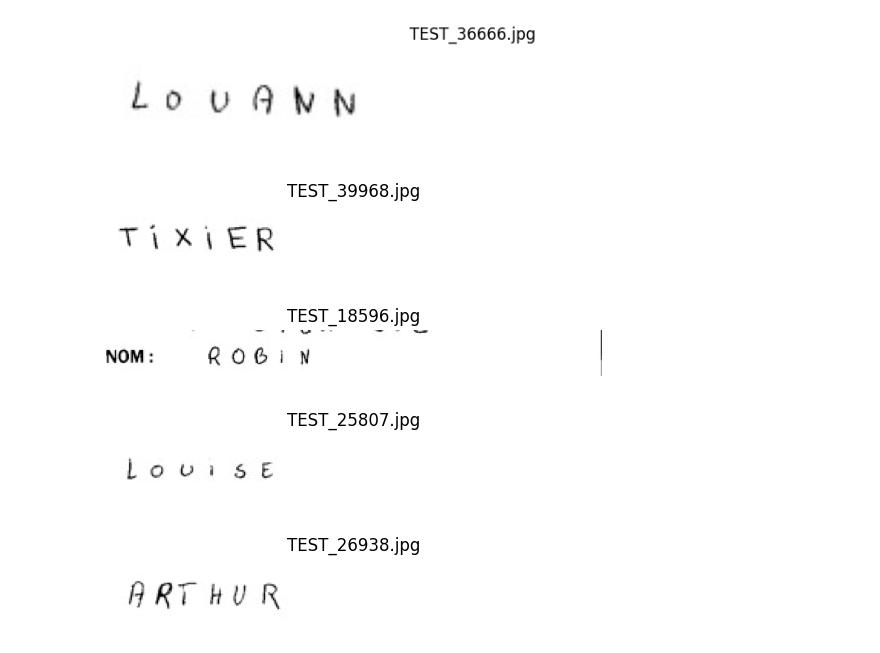
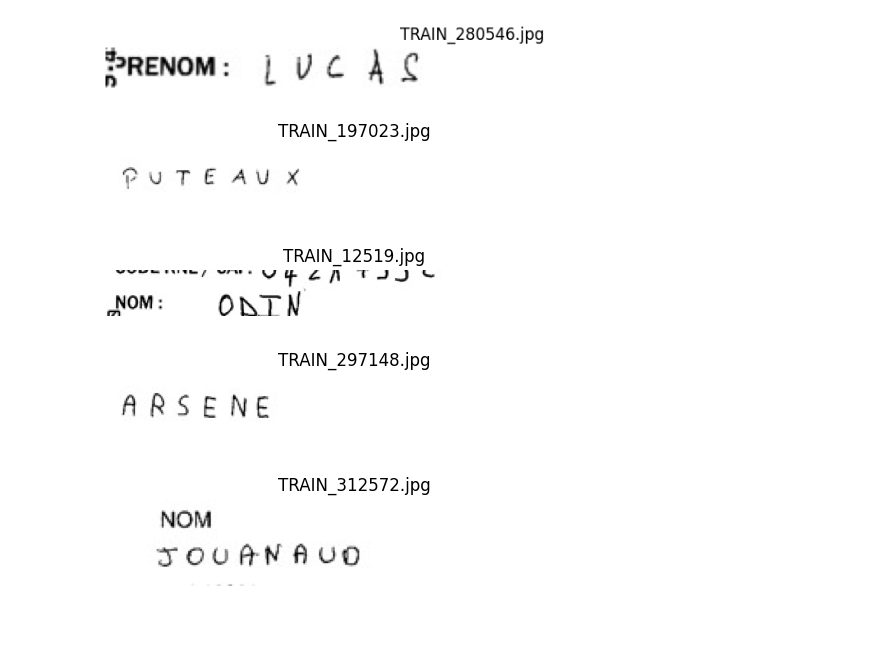
Before and after one commit to Minhoru123/Hand-Writing-Recognition-clean, a Jupyter notebook: src/handwriting_recognition.ipynb, the cells around one changed output. Drawn from its saved outputs; the diff is of its cells as text; code cells hidden in the pictures; blank space fills up the shorter version.

```diff
--- a/src/handwriting_recognition.ipynb
+++ b/src/handwriting_recognition.ipynb
@@ -1,33 +1,33 @@
 # %%
 import os
 import cv2
 import matplotlib.pyplot as plt
 import random
 
 # Function to display random images
 def display_random_images(folder, num_samples=5):
     image_files = [f for f in os.listdir(folder) if f.endswith('.jpg') or f.endswith('.png')]
 
     if num_samples > len(image_files):
         raise ValueError("Sample larger than population or is negative")
 
     random_samples = random.sample(image_files, num_samples)
 
     plt.figure(figsize=(10, 10))
     for img_file in random_samples:
         img_path = os.path.join(folder, img_file)
         image = cv2.imread(img_path, cv2.IMREAD_GRAYSCALE)
 
         plt.imshow(image, cmap='gray')
         plt.title(img_file)
         plt.axis('off')  # Hide axes
         plt.show()
 
 # Example usage
-display_random_images('C:/Users/mijay/OneDrive/Desktop/AIProjects/Hand-Writing-Recognition-clean/Hand-Writing-Recognition-clean/data/processed/test_v2/test', num_samples=5)
+display_random_images('C:/Users/mijay/OneDrive/Desktop/AIProjects/Hand-Writing-Recognition-clean/Hand-Writing-Recognition-clean/data/processed/sample_train_v2', num_samples=5)
 # %% [output]
-[figure, old version]
+[figure, new version]
-[figure, old version]
+[figure, new version]
-[figure, old version]
+[figure, new version]
-[figure, old version]
+[figure, new version]
-[figure, old version]
+[figure, new version]
```
